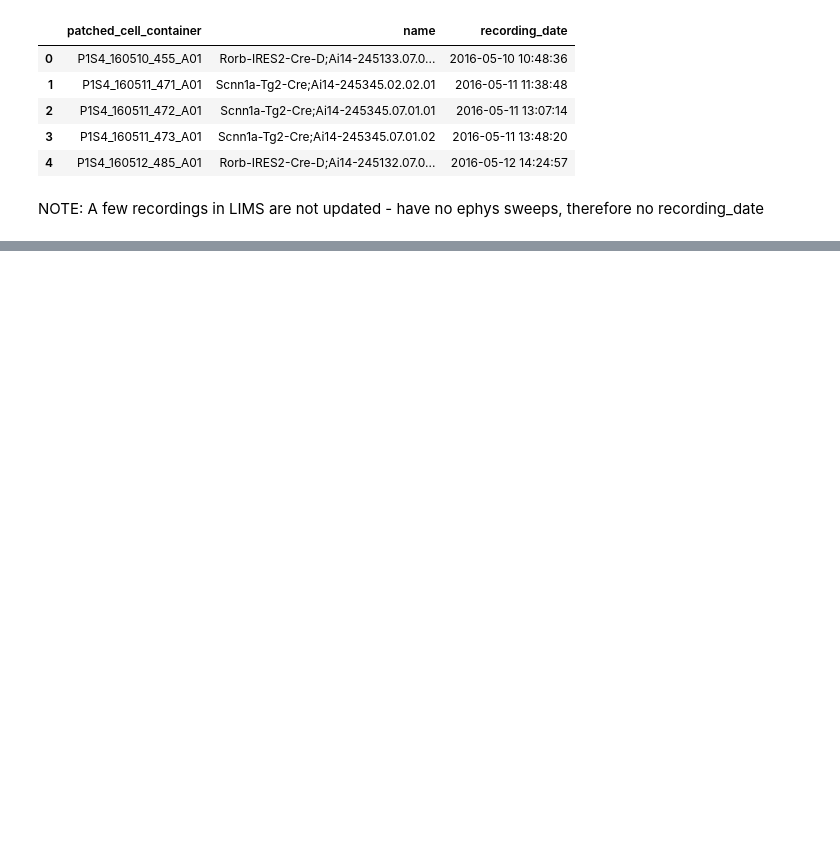
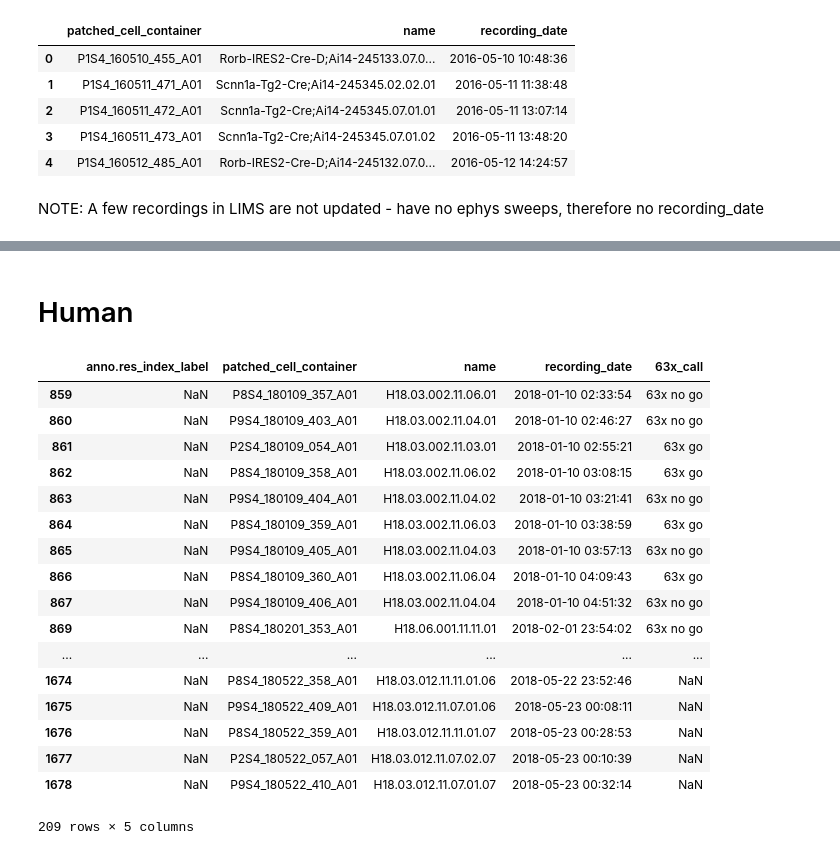
Before and after one commit to ru57y34nn/SMART_goals, a Jupyter notebook: src/SMART_Data.ipynb, the cells around one changed output, grey strips where cells are left out. Cells and saved outputs as stored; diff of their text form; code cells hidden in the pictures; blank space fills up the shorter version.

```diff
--- a/src/SMART_Data.ipynb
+++ b/src/SMART_Data.ipynb
@@ -159,0 +187,25 @@ smart_data.to_csv(full_path2)
+# %% [markdown]
+# Human
+# %%
+human_smart_data = smart_data[smart_data['name'].astype(str).str.startswith('H1')]
+
+human_smart_data
+# %% [output]
+|  | anno.res_index_label | patched_cell_container | name | recording_date | 63x_call |
+| 859 | NaN | P8S4_180109_357_A01 | H18.03.002.11.06.01 | 2018-01-10 02:33:54 | 63x no go |
+| 860 | NaN | P9S4_180109_403_A01 | H18.03.002.11.04.01 | 2018-01-10 02:46:27 | 63x no go |
+| 861 | NaN | P2S4_180109_054_A01 | H18.03.002.11.03.01 | 2018-01-10 02:55:21 | 63x go |
+| 862 | NaN | P8S4_180109_358_A01 | H18.03.002.11.06.02 | 2018-01-10 03:08:15 | 63x go |
+| 863 | NaN | P9S4_180109_404_A01 | H18.03.002.11.04.02 | 2018-01-10 03:21:41 | 63x no go |
+| 864 | NaN | P8S4_180109_359_A01 | H18.03.002.11.06.03 | 2018-01-10 03:38:59 | 63x go |
+| 865 | NaN | P9S4_180109_405_A01 | H18.03.002.11.04.03 | 2018-01-10 03:57:13 | 63x no go |
+| 866 | NaN | P8S4_180109_360_A01 | H18.03.002.11.06.04 | 2018-01-10 04:09:43 | 63x go |
+| 867 | NaN | P9S4_180109_406_A01 | H18.03.002.11.04.04 | 2018-01-10 04:51:32 | 63x no go |
+| 869 | NaN | P8S4_180201_353_A01 | H18.06.001.11.11.01 | 2018-02-01 23:54:02 | 63x no go |
+| ... | ... | ... | ... | ... | ... |
+| 1674 | NaN | P8S4_180522_358_A01 | H18.03.012.11.11.01.06 | 2018-05-22 23:52:46 | NaN |
+| 1675 | NaN | P9S4_180522_409_A01 | H18.03.012.11.07.01.06 | 2018-05-23 00:08:11 | NaN |
+| 1676 | NaN | P8S4_180522_359_A01 | H18.03.012.11.11.01.07 | 2018-05-23 00:28:53 | NaN |
+| 1677 | NaN | P2S4_180522_057_A01 | H18.03.012.11.07.02.07 | 2018-05-23 00:10:39 | NaN |
+| 1678 | NaN | P9S4_180522_410_A01 | H18.03.012.11.07.01.07 | 2018-05-23 00:32:14 | NaN |
+209 rows × 5 columns
```
Also changed, not shown: parts of 10 cells of this notebook, 2 other files.
